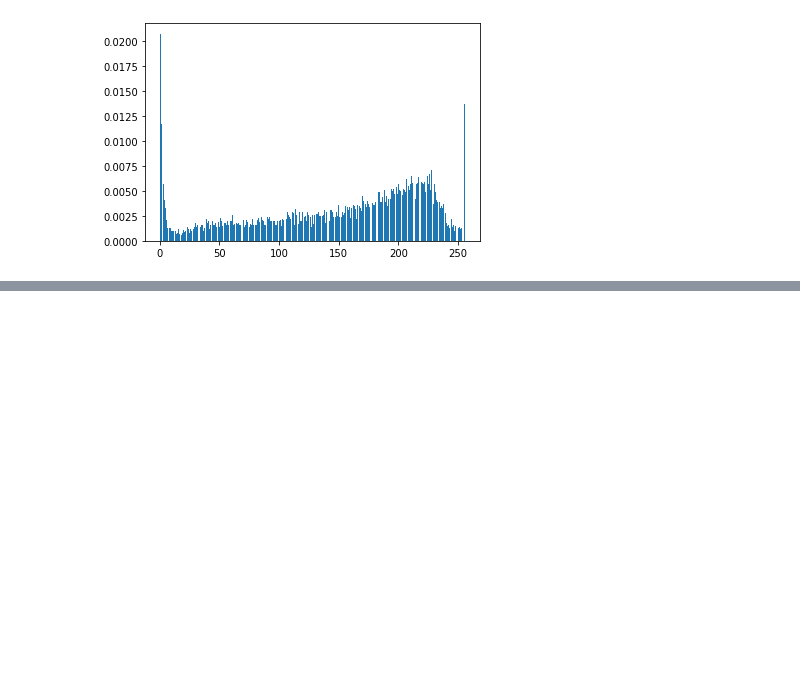
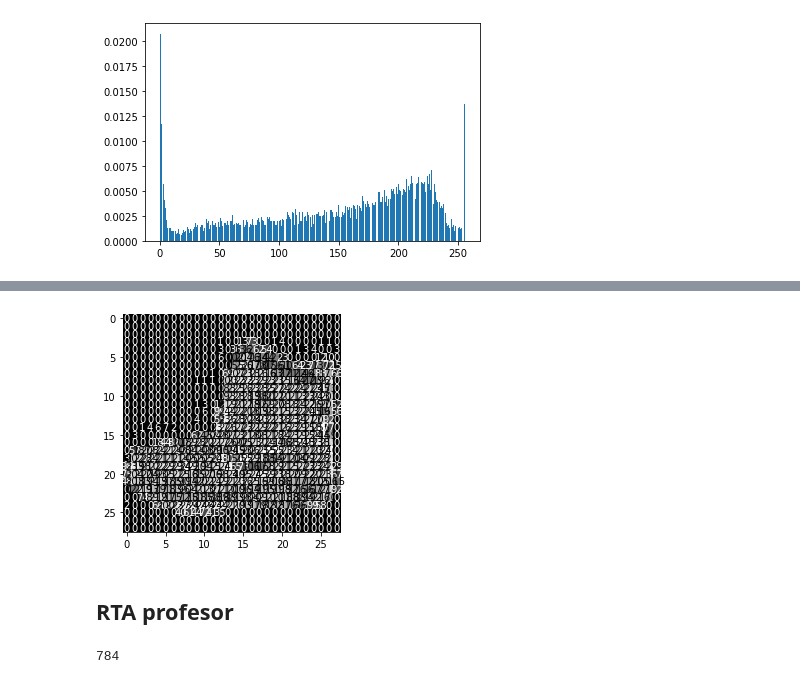
Before and after one commit to gdejesus/prueba_pae, a Jupyter notebook: 2---Intro probabilidad/1-introProbabilidad.ipynb, the cells around one changed output, grey strips where cells are left out. Cells and saved outputs as stored; diff of their text form; code cells hidden in the pictures; blank space fills up the shorter version.

```diff
--- a/2---Intro probabilidad/1-introProbabilidad.ipynb
+++ b/2---Intro probabilidad/1-introProbabilidad.ipynb
@@ -231,0 +217,11 @@ plt.show()
+# %%
+mh.visualize_input(mini_x_train_1[0],plt)
+# %% [output]
+[figure, added]
+# %% [markdown]
+## RTA profesor
+# %%
+total_pixeles_imagen = trainImages[0].shape[0]*trainImages[0].shape[1]
+print(total_pixeles_imagen)
+# %% [output]
+784
```
Also changed, not shown: parts of 24 cells of this notebook, 1 other file.
